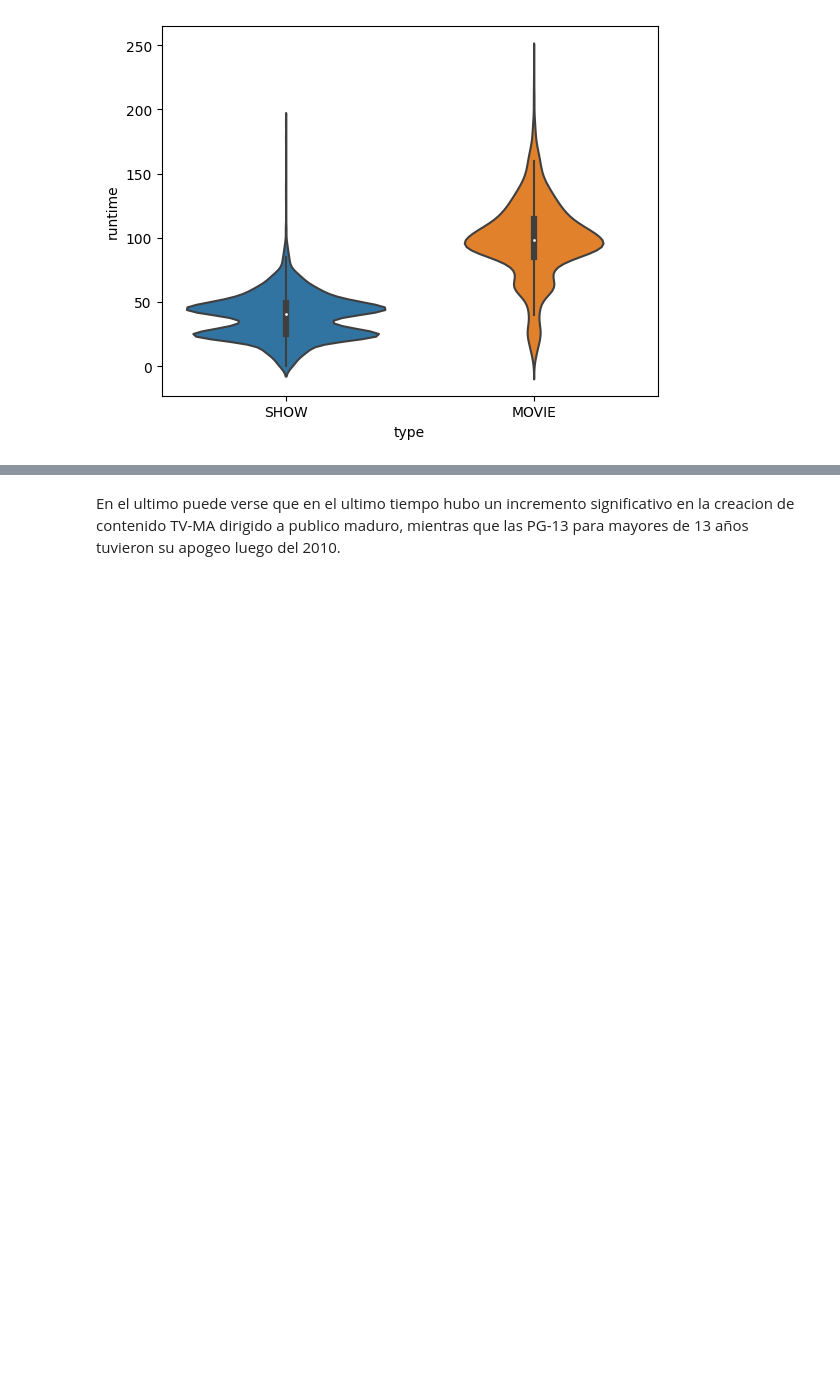
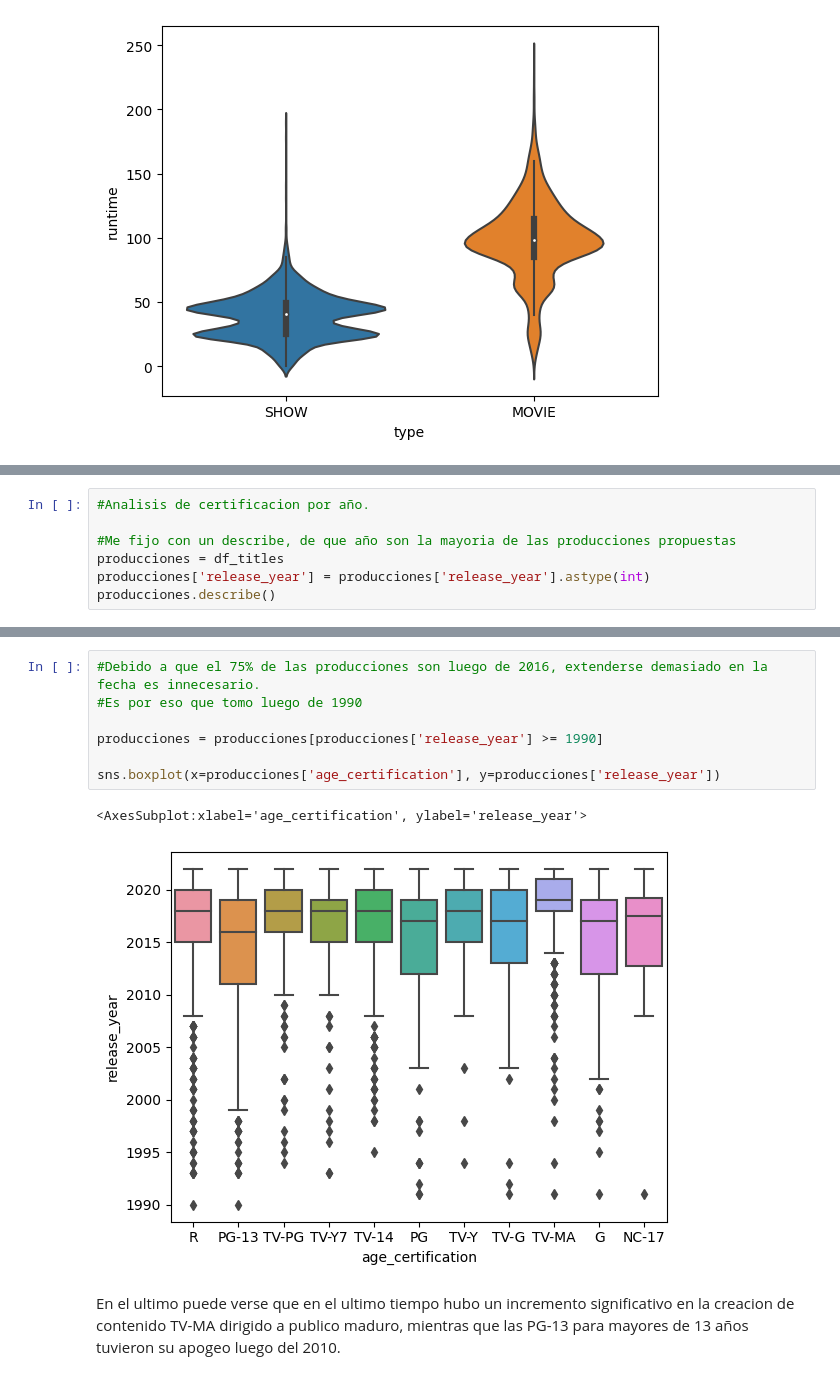
Before and after one commit to EzeSpk-Org/Proyecto_Final_Grupo3_DS29765, a Jupyter notebook: Analisis_Bivariado.ipynb, the cells around one changed output, grey strips where cells are left out. Cells and saved outputs as stored; diff of their text form; blank space fills up the shorter version.

```diff
--- a/Analisis_Bivariado.ipynb
+++ b/Analisis_Bivariado.ipynb
@@ -69,0 +61,7 @@ sns.boxplot(x=df_titles['age_certification'], y=df_titles['release_year'])
+# %%
+#Analisis de certificacion por año.
+
+#Me fijo con un describe, de que año son la mayoria de las producciones propuestas
+producciones = df_titles
+producciones['release_year'] = producciones['release_year'].astype(int)
+producciones.describe()
@@ -70,2 +78,12 @@ sns.boxplot(x=df_titles['age_certification'], y=df_titles['release_year'])
+# %%
+#Debido a que el 75% de las producciones son luego de 2016, extenderse demasiado en la fecha es innecesario.
+#Es por eso que tomo luego de 1990
+
+producciones = producciones[producciones['release_year'] >= 1990]
+
+sns.boxplot(x=producciones['age_certification'], y=producciones['release_year'])
+# %% [output]
+<AxesSubplot:xlabel='age_certification', ylabel='release_year'>
+[figure, added]
 # %% [markdown]
 En el ultimo puede verse que en el ultimo tiempo hubo un incremento significativo en la creacion de contenido TV-MA dirigido a publico maduro, mientras que las PG-13 para mayores de 13 años tuvieron su apogeo luego del 2010.
```
Also changed, not shown: parts of 8 cells of this notebook.
